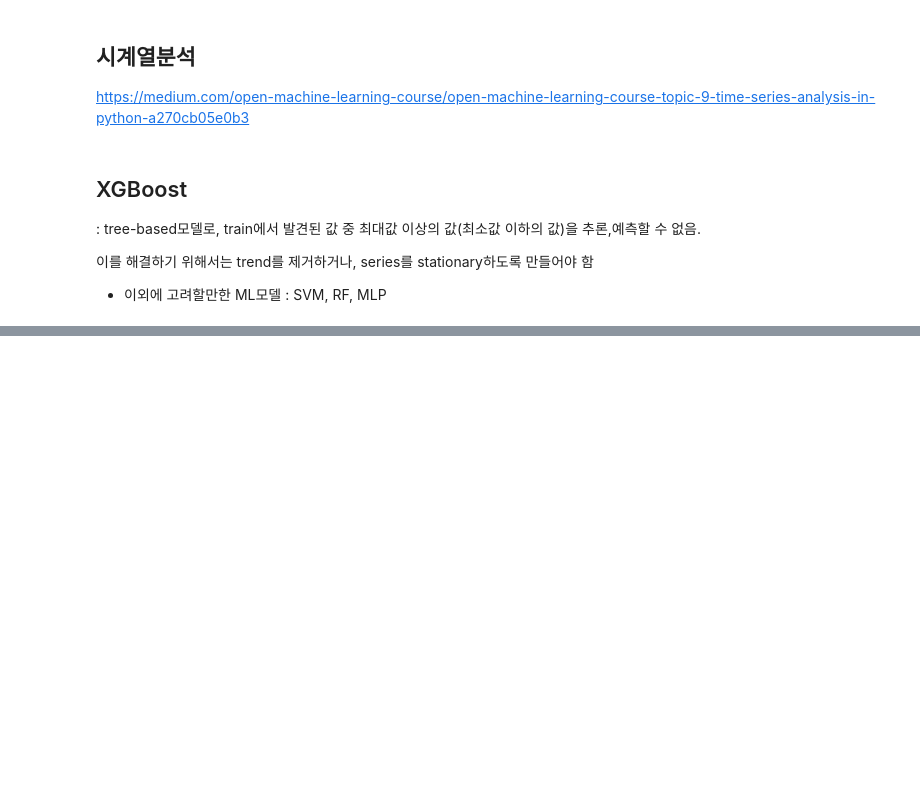
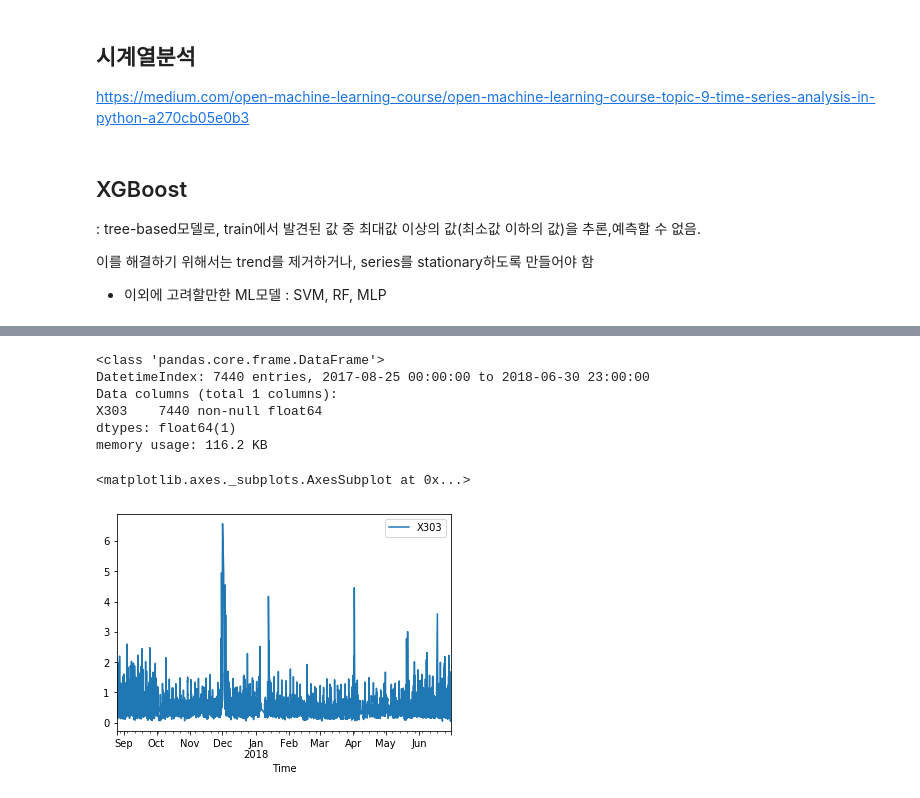
Before and after one commit to almondh/TIL, a Jupyter notebook: EP demand prediction/EP demand prediction_3.ipynb, the cells around one changed output, grey strips where cells are left out. Saved outputs shown, nothing was run; the diff lists cells and outputs as text; code cells hidden in the pictures; blank space fills up the shorter version.

```diff
--- a/EP demand prediction/EP demand prediction_3.ipynb
+++ b/EP demand prediction/EP demand prediction_3.ipynb
@@ -218,0 +276,16 @@ xgb.fit(X_train_scaled, y_train);
+# %%
+# X303 한 세대에 대해서 dropna(axis=0)
+test_X303 = pd.DataFrame(test['X303'].dropna(axis=0))
+test_X303.info()
+# %% [output]
+<class 'pandas.core.frame.DataFrame'>
+DatetimeIndex: 7440 entries, 2017-08-25 00:00:00 to 2018-06-30 23:00:00
+Data columns (total 1 columns):
+X303    7440 non-null float64
+dtypes: float64(1)
+memory usage: 116.2 KB
+# %%
+test_X303.plot()
+# %% [output]
+<matplotlib.axes._subplots.AxesSubplot at 0x...>
+[figure, added]
```
Also changed, not shown: parts of 42 cells of this notebook.
